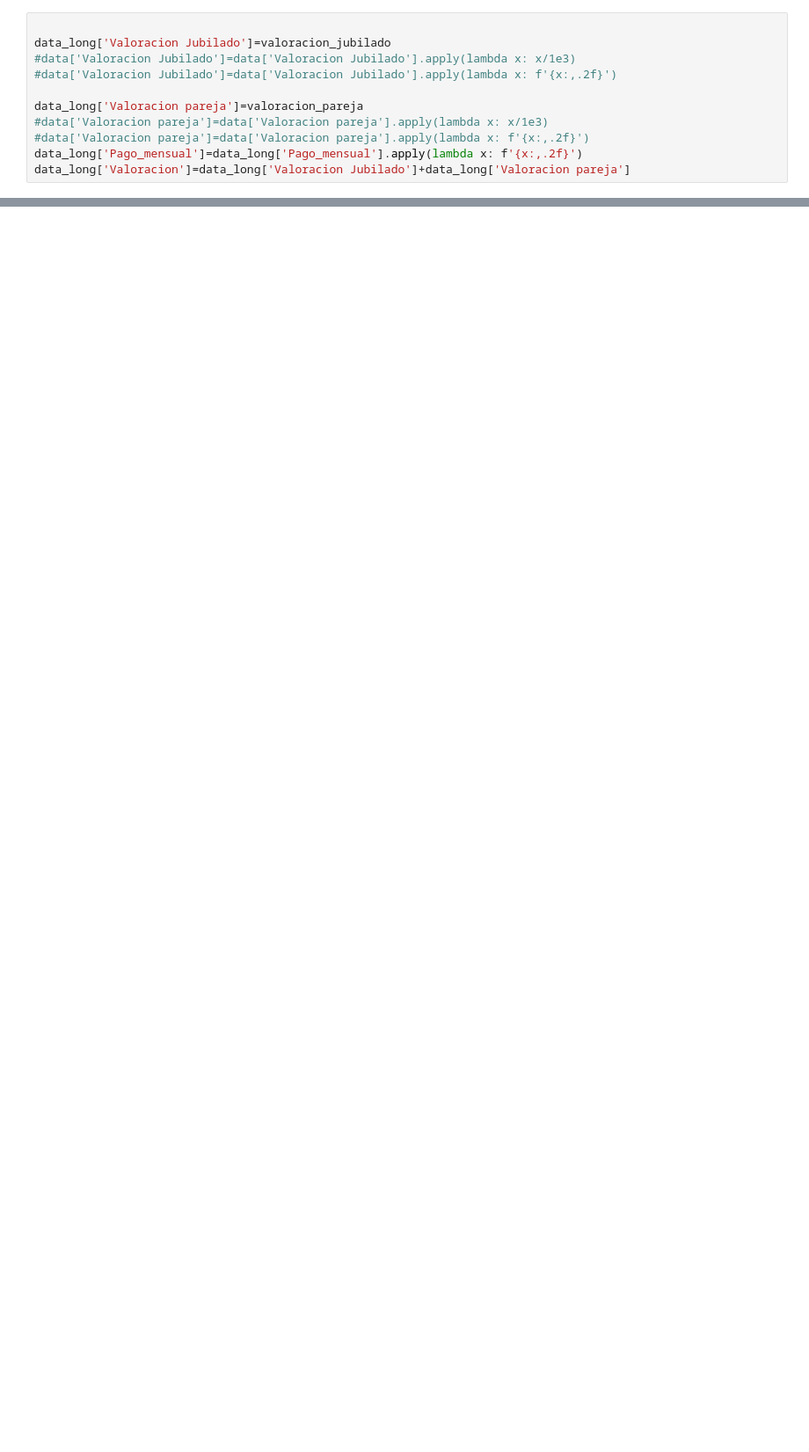
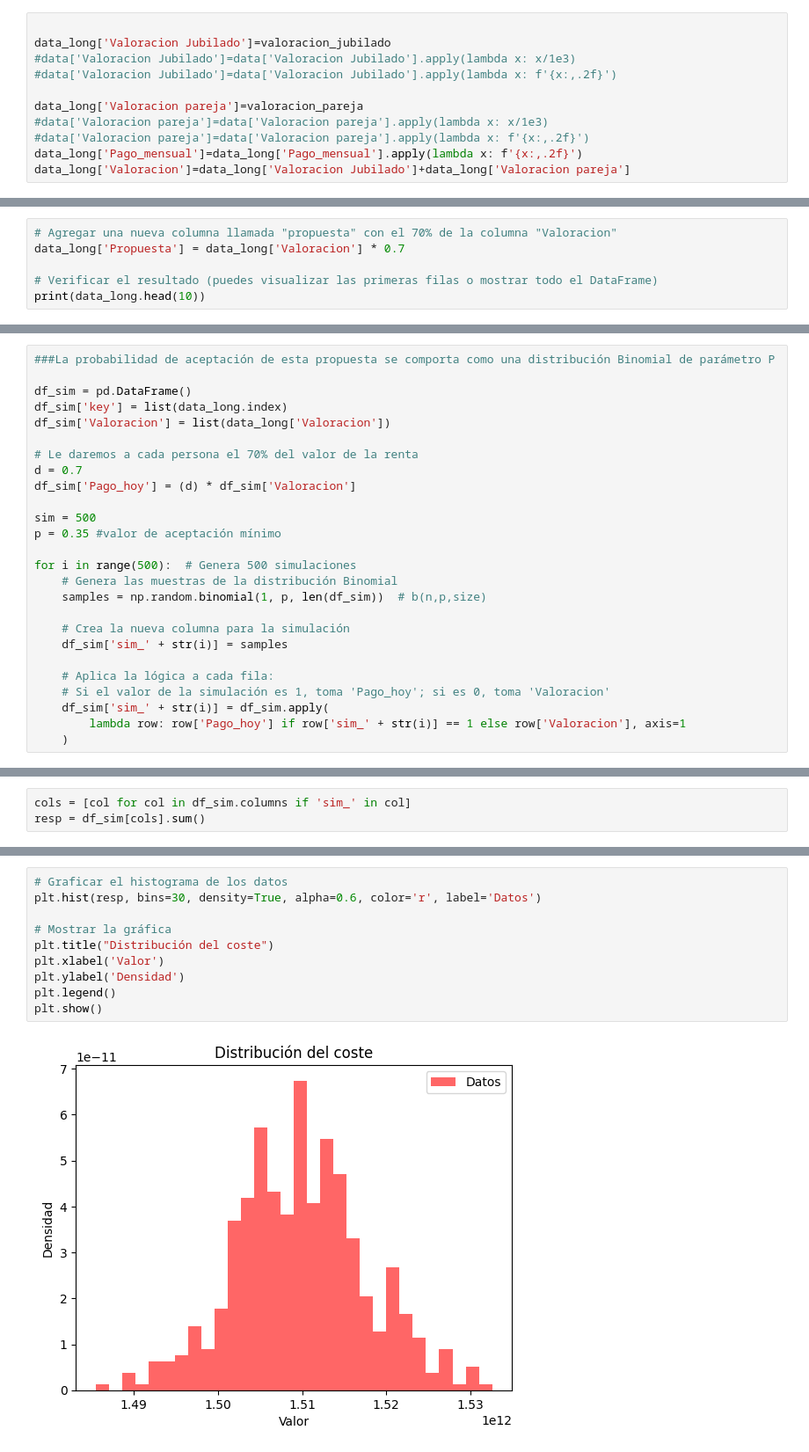
Before and after one commit to mateocivil10/pj_sa_202402, a Jupyter notebook: notebook/Ejercicio_clase4_clase5_riesgo_long.ipynb, the cells around one changed output, grey strips where cells are left out. Shown at 88% size. Cells and saved outputs as stored; diff of their text form; blank space fills up the shorter version.

```diff
--- a/notebook/Ejercicio_clase4_clase5_riesgo_long.ipynb
+++ b/notebook/Ejercicio_clase4_clase5_riesgo_long.ipynb
@@ -177,0 +207,6 @@ plt.show()
+# %%
+# Agregar una nueva columna llamada "propuesta" con el 70% de la columna "Valoracion"
+data_long['Propuesta'] = data_long['Valoracion'] * 0.7
+
+# Verificar el resultado (puedes visualizar las primeras filas o mostrar todo el DataFrame)
+print(data_long.head(10))
@@ -177,0 +231,26 @@ plt.show()
+# %%
+###La probabilidad de aceptación de esta propuesta se comporta como una distribución Binomial de parámetro P
+
+df_sim = pd.DataFrame()
+df_sim['key'] = list(data_long.index)
+df_sim['Valoracion'] = list(data_long['Valoracion'])
+
+# Le daremos a cada persona el 70% del valor de la renta
+d = 0.7
+df_sim['Pago_hoy'] = (d) * df_sim['Valoracion']
+
+sim = 500
+p = 0.35 #valor de aceptación mínimo
+
+for i in range(500):  # Genera 500 simulaciones
+    # Genera las muestras de la distribución Binomial
+    samples = np.random.binomial(1, p, len(df_sim))  # b(n,p,size)
+
+    # Crea la nueva columna para la simulación
+    df_sim['sim_' + str(i)] = samples
+
+    # Aplica la lógica a cada fila:
+    # Si el valor de la simulación es 1, toma 'Pago_hoy'; si es 0, toma 'Valoracion'
+    df_sim['sim_' + str(i)] = df_sim.apply(
+        lambda row: row['Pago_hoy'] if row['sim_' + str(i)] == 1 else row['Valoracion'], axis=1
+    )
@@ -177,0 +273,3 @@ plt.show()
+# %%
+cols = [col for col in df_sim.columns if 'sim_' in col]
+resp = df_sim[cols].sum()
@@ -177,0 +291,12 @@ plt.show()
+# %%
+# Graficar el histograma de los datos
+plt.hist(resp, bins=30, density=True, alpha=0.6, color='r', label='Datos')
+
+# Mostrar la gráfica
+plt.title("Distribución del coste")
+plt.xlabel('Valor')
+plt.ylabel('Densidad')
+plt.legend()
+plt.show()
+# %% [output]
+[figure, added]
```
Also changed, not shown: parts of 16 cells of this notebook, 3 other files.
